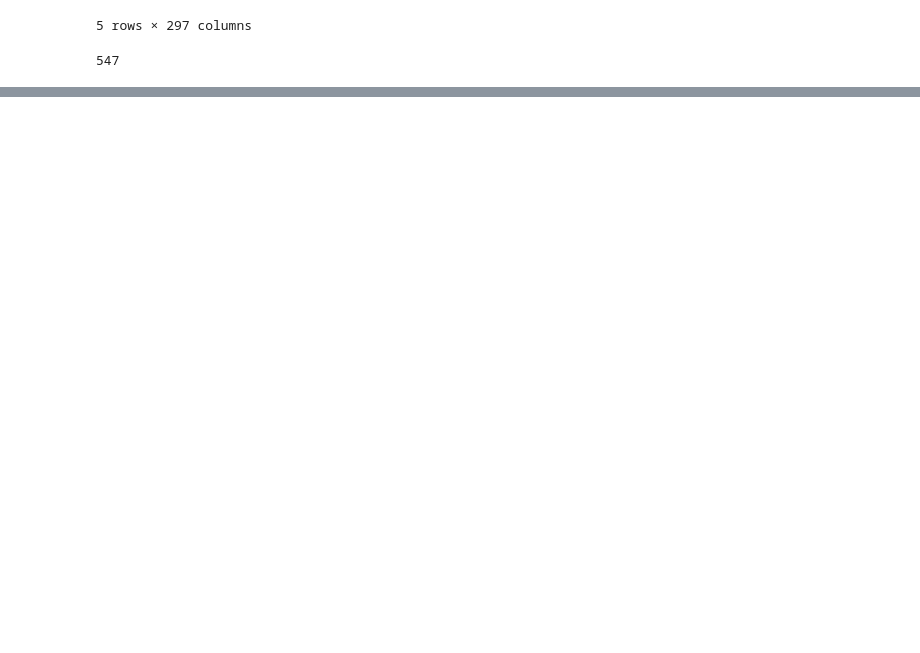
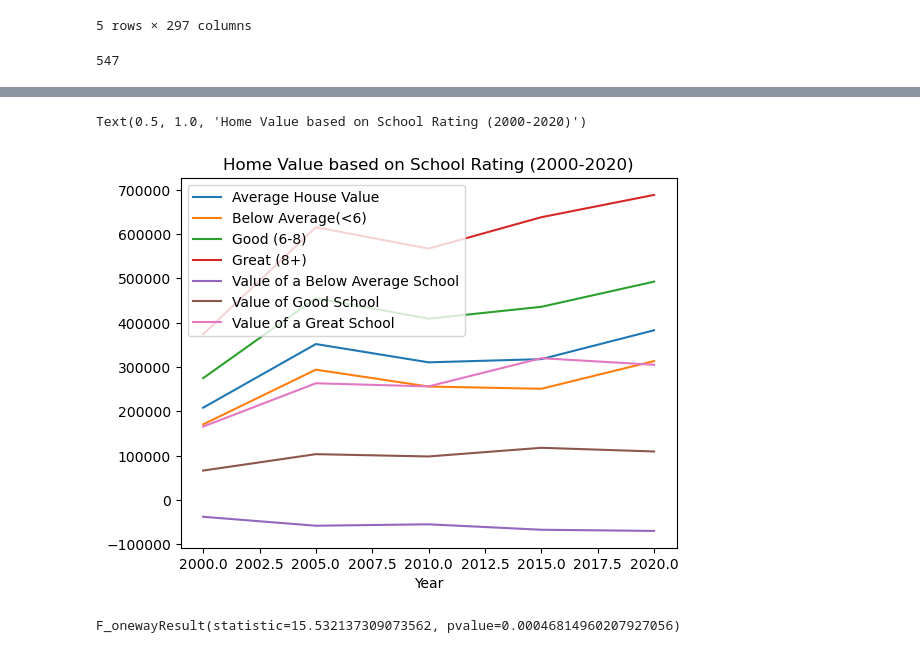
Before and after one commit to tlochan/ProjectOne, a Jupyter notebook: Data Cleaning.ipynb, the cells around one changed output, grey strips where cells are left out. Drawn from its saved outputs; the diff is of its cells as text; code cells hidden in the pictures; blank space fills up the shorter version.

```diff
--- a/Data Cleaning.ipynb
+++ b/Data Cleaning.ipynb
@@ -122,0 +282,10 @@ groupDf.nunique()
+# %%
+vs_avg_df.plot(kind="line",x="Year")
+plt.title("Home Value based on School Rating (2000-2020)")
+# %% [output]
+Text(0.5, 1.0, 'Home Value based on School Rating (2000-2020)')
+[figure, added]
+# %%
+stats.f_oneway(below_avg, good, great)
+# %% [output]
+F_onewayResult(statistic=15.532137309073562, pvalue=0.00046814960207927056)
```
Also changed, not shown: parts of 37 cells of this notebook.
